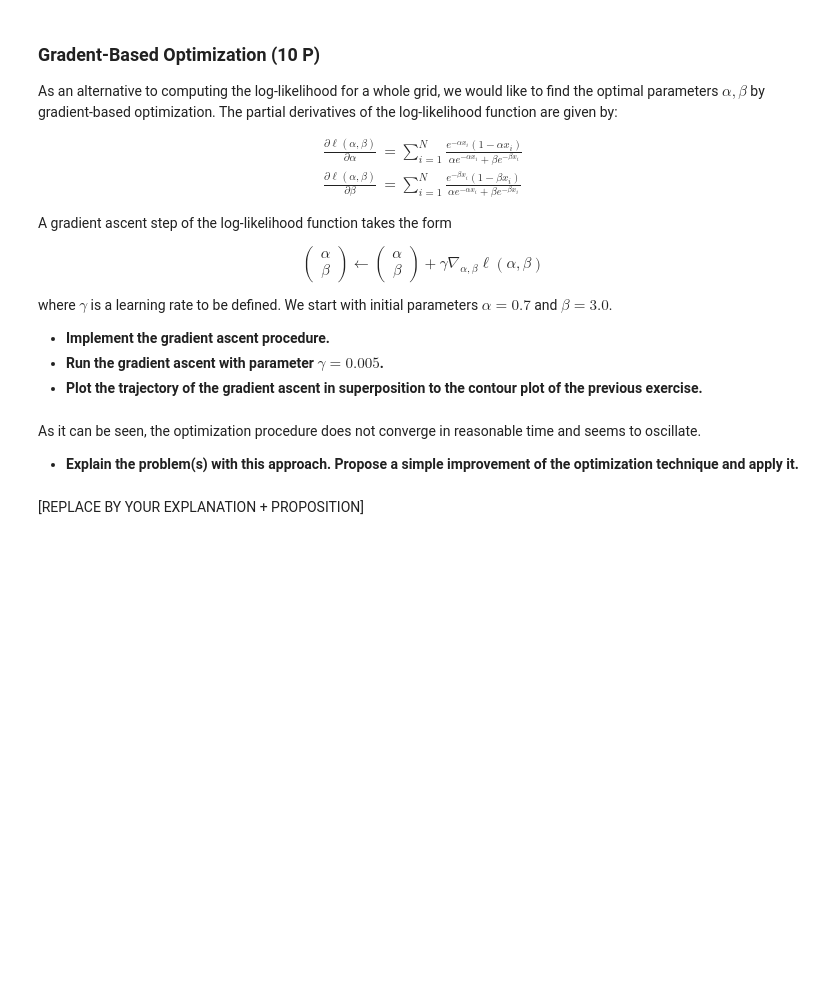
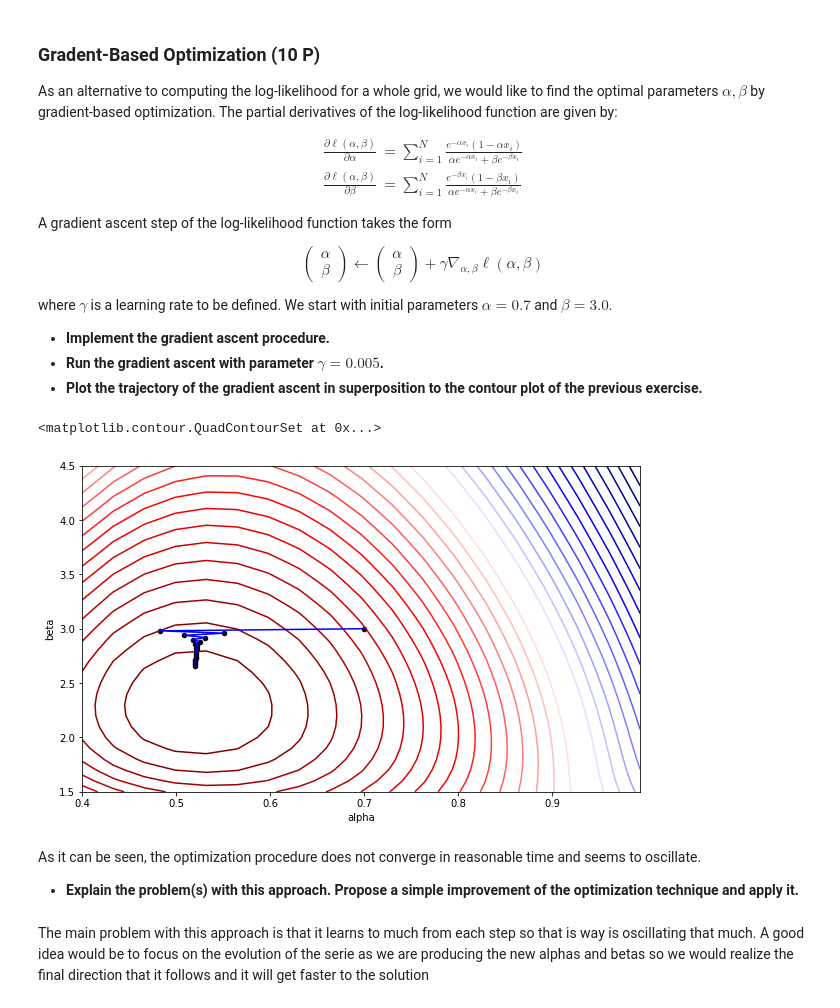
Before and after one commit to tbuz/MachineLearning-TUB, a Jupyter notebook: Week_2/Programming/sheet02.ipynb, the cells around one changed output. Drawn from its saved outputs; the diff is of its cells as text; code cells hidden in the pictures; blank space fills up the shorter version.

```diff
--- a/Week_2/Programming/sheet02.ipynb
+++ b/Week_2/Programming/sheet02.ipynb
@@ -209,9 +204,45 @@ solution.s2b(D)
+# %%
+def evaluate_gradient( value_alpha , value_beta ):
+    alpha_reuse = ( value_alpha * -1 ) * D
+    beta_reuse = ( value_beta * -1 ) * D
+    common_denominator = ( value_alpha * numpy.exp( alpha_reuse ) ) + ( value_beta * numpy.exp( beta_reuse ) )
+    alp = numpy.sum(( numpy.exp( alpha_reuse ) * ( 1 + alpha_reuse ) ) / common_denominator)
+    bet = numpy.sum(( numpy.exp( beta_reuse ) * ( 1 + beta_reuse ) ) / common_denominator)
+    return alp , bet
+
+value_alpha = 0.7
+value_beta = 3.0
+learning_rate = 0.005
+iterations = 20
+a_points = []
+a_points.append(value_alpha)
+b_points = []
+b_points.append(value_beta)
+
+for i in range( iterations ):
+    a_mov, b_mov = evaluate_gradient( value_alpha , value_beta )
+    value_alpha += learning_rate * a_mov
+    value_beta += learning_rate * b_mov
+    a_points.append(value_alpha)
+    b_points.append(value_beta)
+
+fig = plt.figure(figsize=(10,6))
+ax = plt.axes()
+ax.set_xlabel("alpha")
+ax.set_ylabel("beta")
+ax.plot(a_points, b_points,c='b')
+ax.scatter(a_points, b_points,s=20,alpha=1,c='k')
+levels = numpy.arange(numpy.min(L_A_B),numpy.max(L_A_B),1.0)
+ax.contour(X,Y,numpy.reshape(L_A_B,X.shape),levels, cmap="seismic")
+# %% [output]
+<matplotlib.contour.QuadContourSet at 0x...>
+[figure, added]
 # %% [markdown]
 As it can be seen, the optimization procedure does not converge in reasonable time and seems to oscillate.
 
 * **Explain the problem(s) with this approach. Propose a simple improvement of the optimization technique and apply it.**
-# %% [markdown]
-[REPLACE BY YOUR EXPLANATION + PROPOSITION]
+# %% [markdown]
+The main problem with this approach is that it learns to much from each step so that is way is oscillating that much. A good idea would be to focus on the evolution of the serie as we are producing the new alphas and betas so we would realize the final direction that it follows and it will get faster to the solution
 # %%
 ### REPLACE BY YOUR CODE
 import solution
```
Also changed, not shown: parts of 5 cells of this notebook.
